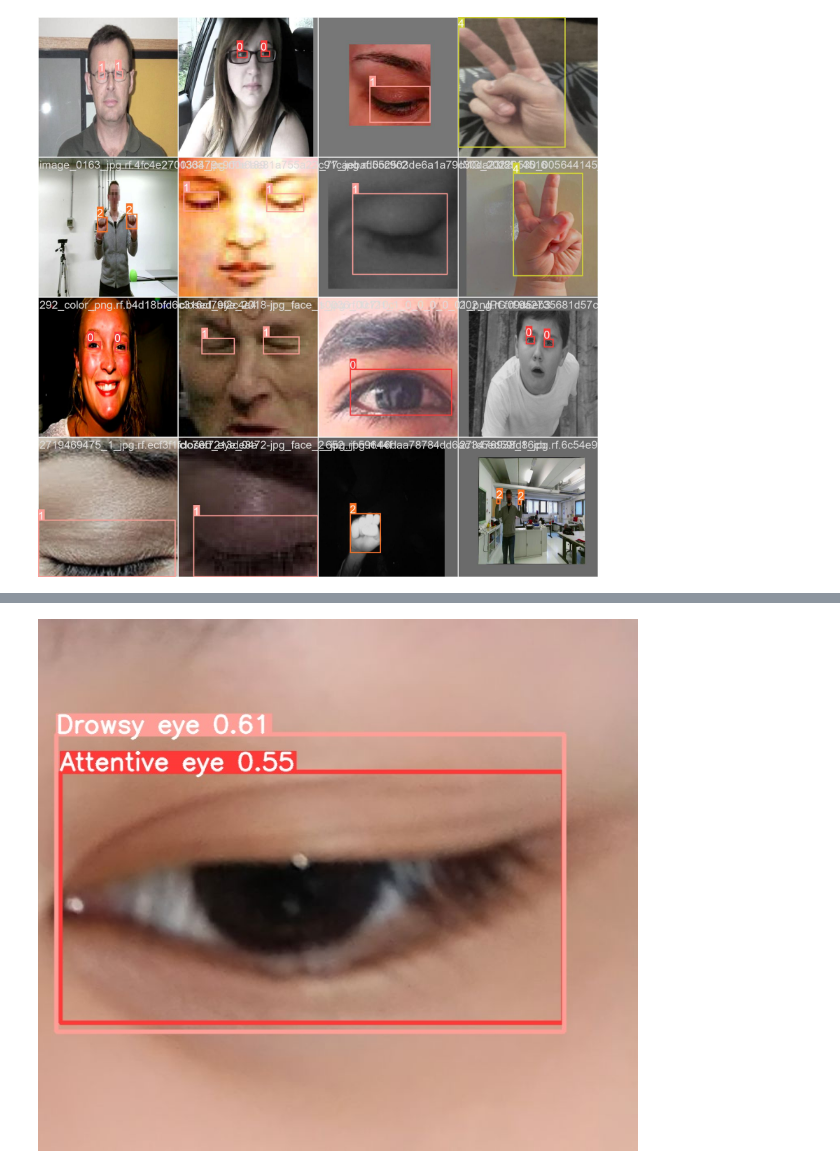
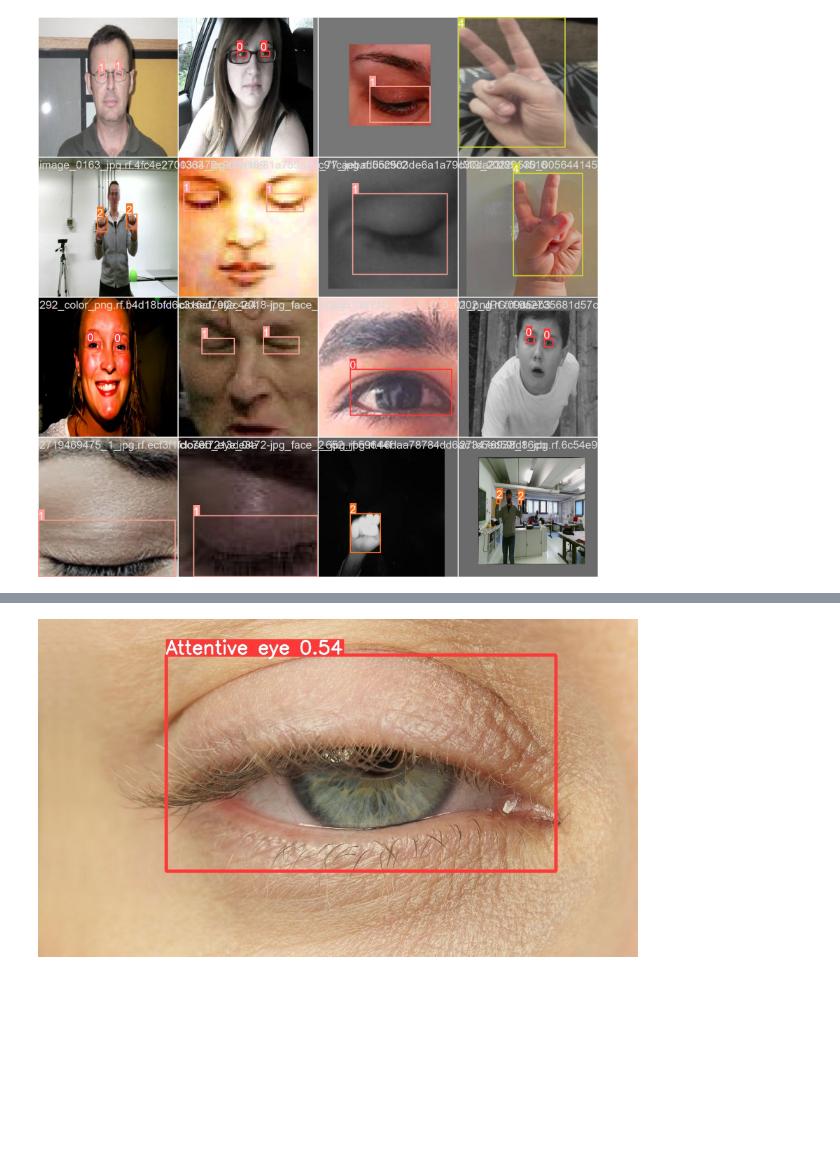
Before and after one commit to Folasewa/EmoAI_facerecognition, a Jupyter notebook: Attention_Final_Year.ipynb, the cells around one changed output, grey strips where cells are left out. Cells and saved outputs as stored; diff of their text form; code cells hidden in the pictures; blank space fills up the shorter version.

```diff
--- a/Attention_Final_Year.ipynb
+++ b/Attention_Final_Year.ipynb
@@ -161,5 +161,5 @@ Speed: 0.6ms pre-process, 60.9ms inference, 2.1ms postprocess per image at shape
 Results saved to runs/detect/predict3
 # %%
-display(Image("/content/datasets/runs/detect/predict3/drowsy.jpg", width=600))
+display(Image("/content/datasets/runs/detect/predict3/att2.jpg", width=600))
 # %% [output]
-[figure, old version]
+[figure, new version]
```
Also changed, not shown: parts of 13 cells of this notebook.
